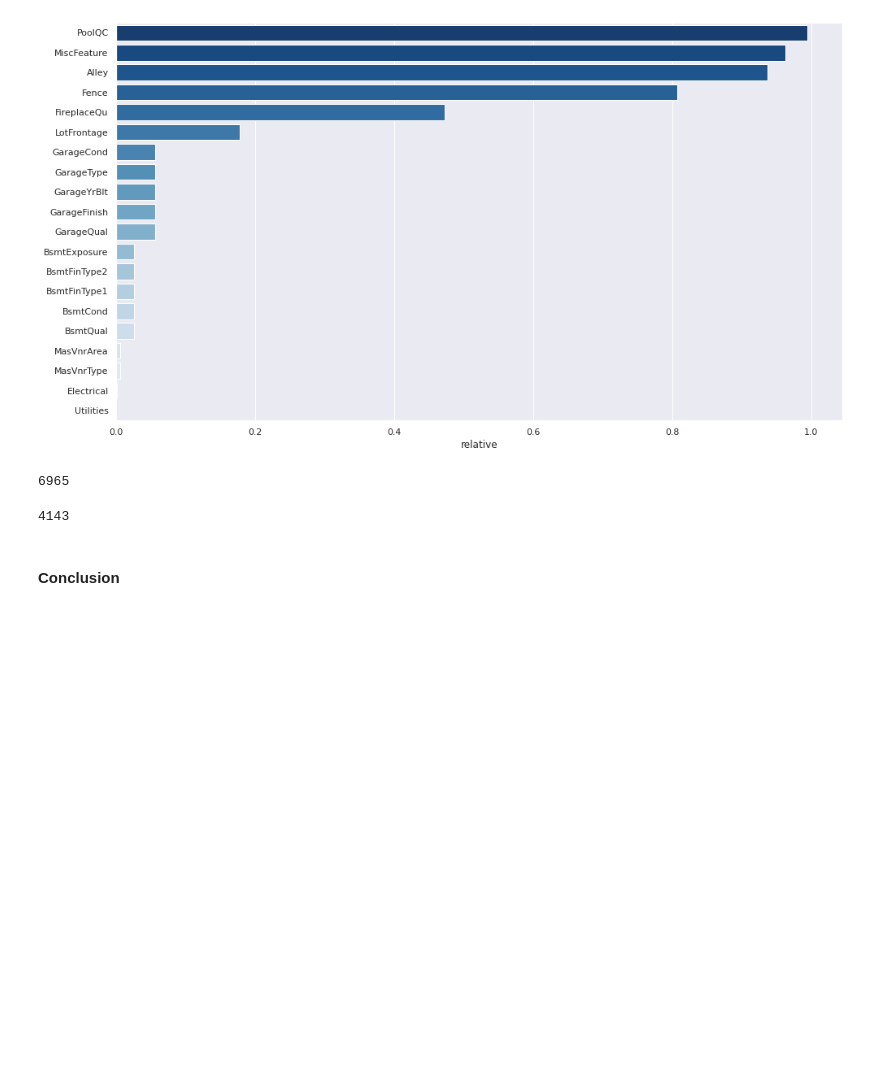
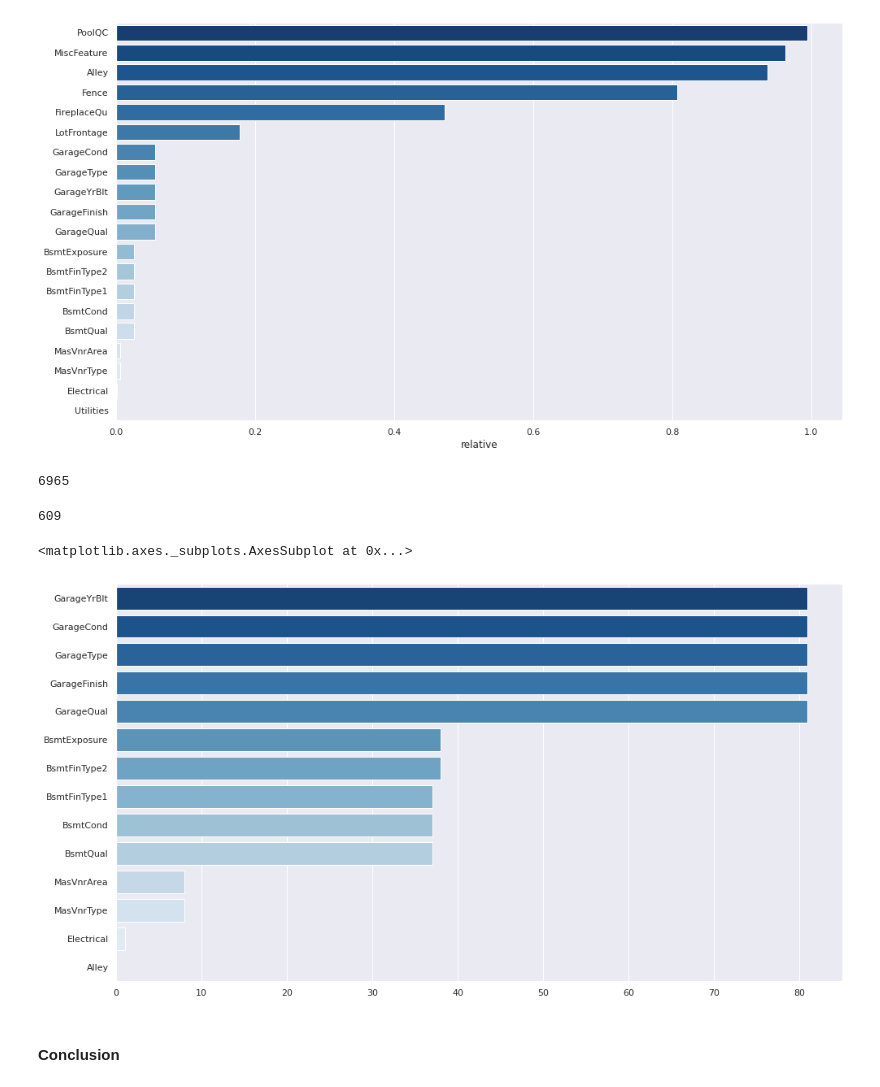
Before and after one commit to snaylix/House-prices-prediction, a Jupyter notebook: 2021-07-17_House-Prices_Prediction_03_Imputation.ipynb, the cells around one changed output. Saved outputs shown, nothing was run; the diff lists cells and outputs as text; code cells hidden in the pictures; blank space fills up the shorter version.

Commit message:
[CED-029] :sparkles: Add imputations for 'PoolQC', 'Fence', 'FireplaceQu', 'LotFrontage'

```diff
--- a/2021-07-17_House-Prices_Prediction_03_Imputation.ipynb
+++ b/2021-07-17_House-Prices_Prediction_03_Imputation.ipynb
@@ -78,13 +78,20 @@ df_train.isnull().sum().sum()
 # %% [output]
 6965
 # %%
-values = {'Alley': 'None', 'PoolQC': 'None'}
+values = {'Alley': 'No alley access', 'MiscFeature': 'None', 'PoolQC': 'No Pool',
+          'Fence': 'No Fence', 'FireplaceQu': 'No Fireplace', 'LotFrontage': 'No Lotfrontage'}
 
 df_train.fillna(value=values, inplace=True)
 # %%
 df_train.isnull().sum().sum()
 # %% [output]
-4143
+609
+# %%
+total_missing_values = df_train.isnull().sum().sort_values(ascending=False)[:14]
+sns.barplot(x=total_missing_values, y=total_missing_values.index, palette="Blues_r")
+# %% [output]
+<matplotlib.axes._subplots.AxesSubplot at 0x...>
+[figure, added]
 # %% [markdown]
 #### Conclusion
 # %% [markdown]
```
Also changed, not shown: parts of 6 cells of this notebook, 1 other file.
